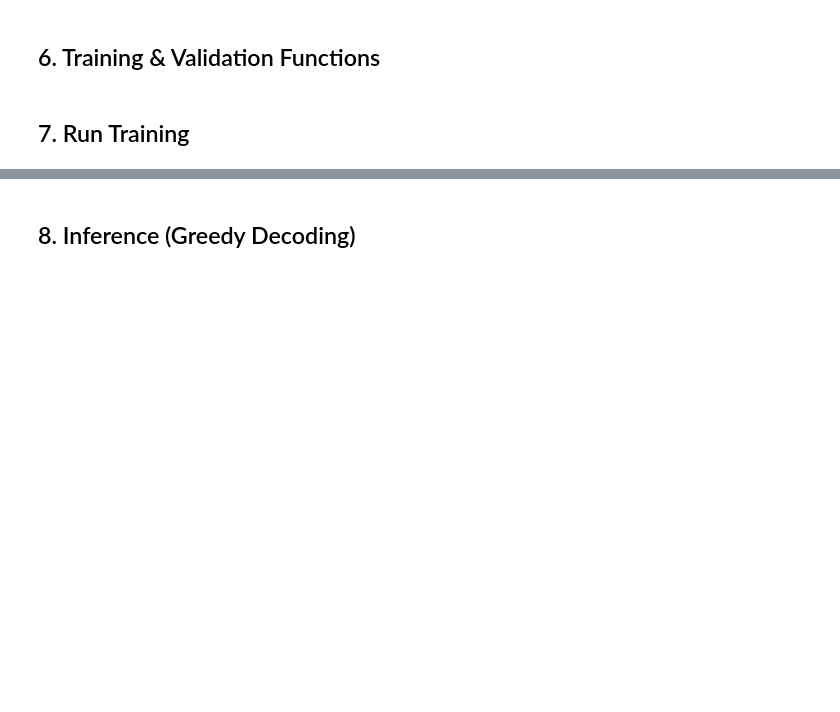
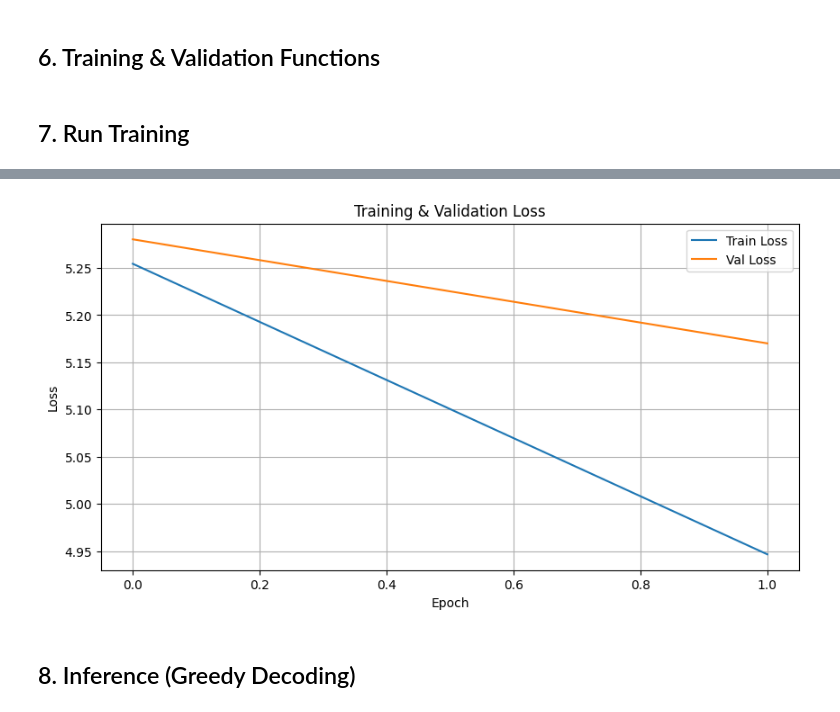
Before and after one commit to SungInCho/AI-Study-DavidCho, a Jupyter notebook: 02_Deep_Learning/01_Transformer/transformer_pytorch/02_finetune.ipynb, the cells around one changed output, grey strips where cells are left out. Cells and saved outputs as stored; diff of their text form; code cells hidden in the pictures; blank space fills up the shorter version.

```diff
--- a/02_Deep_Learning/01_Transformer/transformer_pytorch/02_finetune.ipynb
+++ b/02_Deep_Learning/01_Transformer/transformer_pytorch/02_finetune.ipynb
@@ -156,8 +158,7 @@ optimizer = torch.optim.Adam(
     eps=1e-9
 )
 
-# Learning rate warmup schedule (from paper)
-def get_lr(step, d_model=512, warmup_steps=4000):
+def get_lr(step, d_model=512, warmup_steps=8000):
     if step == 0:
         step = 1
     return d_model**(-0.5) * min(step**(-0.5), step * warmup_steps**(-1.5))
@@ -239,7 +240,11 @@ def validate(model, loader, criterion, device):
 os.makedirs('./data/checkpoints', exist_ok=True)
 
 num_epochs    = 10
+# num_epochs    = 2
 best_val_loss = float('inf')
+
+train_losses = []
+val_losses = []
 
 for epoch in range(num_epochs):
     print(f"\nEpoch {epoch+1}/{num_epochs}")
@@ -249,6 +254,9 @@ for epoch in range(num_epochs):
                              scheduler, criterion, device)
     val_loss   = validate(model, val_loader, criterion, device)
 
+    train_losses.append(train_loss)
+    val_losses.append(val_loss)
+
     print(f"Train Loss: {train_loss:.4f} | Val Loss: {val_loss:.4f}")
 
     if val_loss < best_val_loss:
@@ -257,6 +265,8 @@ for epoch in range(num_epochs):
             'epoch'               : epoch,
             'model_state_dict'    : model.state_dict(),
             'optimizer_state_dict': optimizer.state_dict(),
+            'train_losses'        : train_losses,
+            'val_losses'          : val_losses,
             'val_loss'            : val_loss,
         }, './data/checkpoints/best_model.pt')
         print(f"  Best model saved (val_loss: {val_loss:.4f})")
@@ -281,3 +291,15 @@ Train Loss: 4.5941 | Val Loss: 4.9616
+# %%
+plt.figure(figsize=(10, 5))
+plt.plot(train_losses, label='Train Loss')
+plt.plot(val_losses,   label='Val Loss')
+plt.xlabel('Epoch')
+plt.ylabel('Loss')
+plt.title('Training & Validation Loss')
+plt.legend()
+plt.grid(True)
+plt.show()
+# %% [output]
+[figure, added]
 # %% [markdown]
 ## 8. Inference (Greedy Decoding)
 # %%
```
Also changed, not shown: parts of 4 cells of this notebook, 2 other files.
